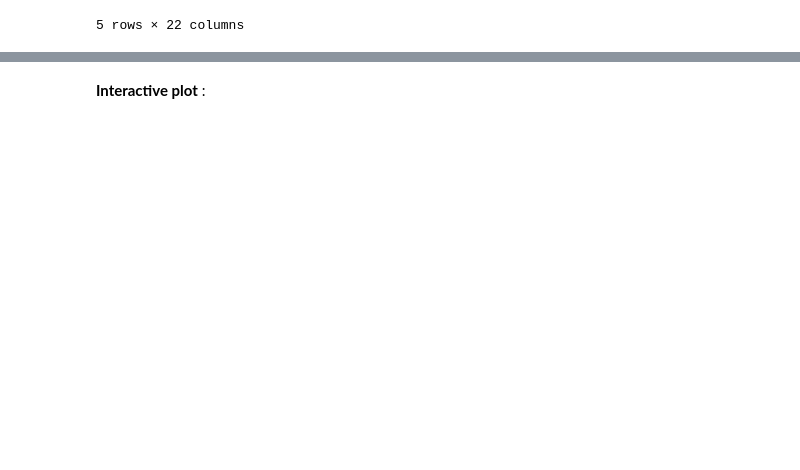
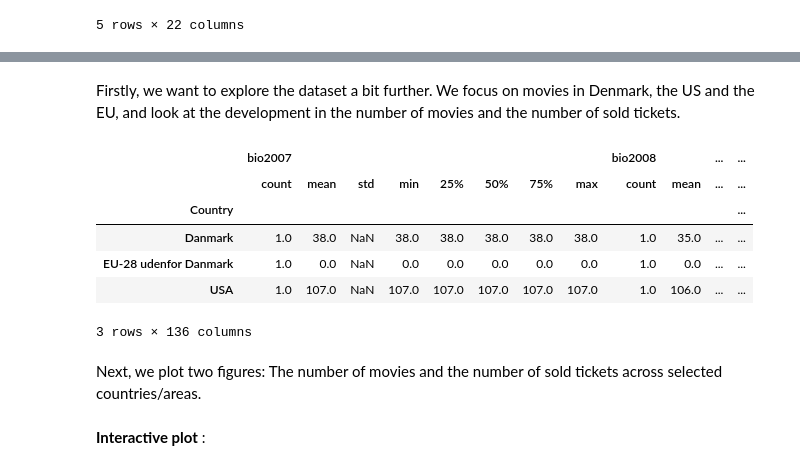
Before and after one commit to NumEconCopenhagen/projects-2024-anna-signe-og-klara, a Jupyter notebook: dataproject/dataproject.ipynb, the cells around one changed output, grey strips where cells are left out. Cells and saved outputs as stored; diff of their text form; code cells hidden in the pictures; blank space fills up the shorter version.

```diff
--- a/dataproject/dataproject.ipynb
+++ b/dataproject/dataproject.ipynb
@@ -100,0 +125,25 @@ In order to be able to **explore the raw data**, you may provide **static** and
+# %% [markdown]
+Firstly, we want to explore the dataset a bit further. We focus on movies in Denmark, the US and the EU, and look at the development in the number of movies and the number of sold tickets.
+# %%
+selected_countries = ['Danmark', 'USA', 'EU-28 udenfor Danmark']
+selected_censorship = 'Alle censurforhold'
+selected_type = 'Film (antal)'
+selected_cinema_movies = 'Spillefilm og dokumentarfilm, alle målgrupper'
+
+filtered_bio = bio[(bio['Country'].isin(selected_countries)) &
+                   (bio['Censorship'] == selected_censorship) &
+                   (bio['Type'] == selected_type) &
+                   (bio['Cinema_movies'] == selected_cinema_movies)]
+
+filtered_bio
+filtered_bio.groupby('Country').describe()
+# %% [output]
+|  | bio2007 |  |  |  |  |  |  |  | bio2008 |  | ... | ... |
+|  | count | mean | std | min | 25% | 50% | 75% | max | count | mean | ... | ... |
+| Country |  |  |  |  |  |  |  |  |  |  |  | ... |
+| Danmark | 1.0 | 38.0 | NaN | 38.0 | 38.0 | 38.0 | 38.0 | 38.0 | 1.0 | 35.0 | ... | ... |
+| EU-28 udenfor Danmark | 1.0 | 0.0 | NaN | 0.0 | 0.0 | 0.0 | 0.0 | 0.0 | 1.0 | 0.0 | ... | ... |
+| USA | 1.0 | 107.0 | NaN | 107.0 | 107.0 | 107.0 | 107.0 | 107.0 | 1.0 | 106.0 | ... | ... |
+3 rows × 136 columns
+# %% [markdown]
+Next, we plot two figures: The number of movies and the number of sold tickets across selected countries/areas.
```
Also changed, not shown: parts of 6 cells of this notebook.
